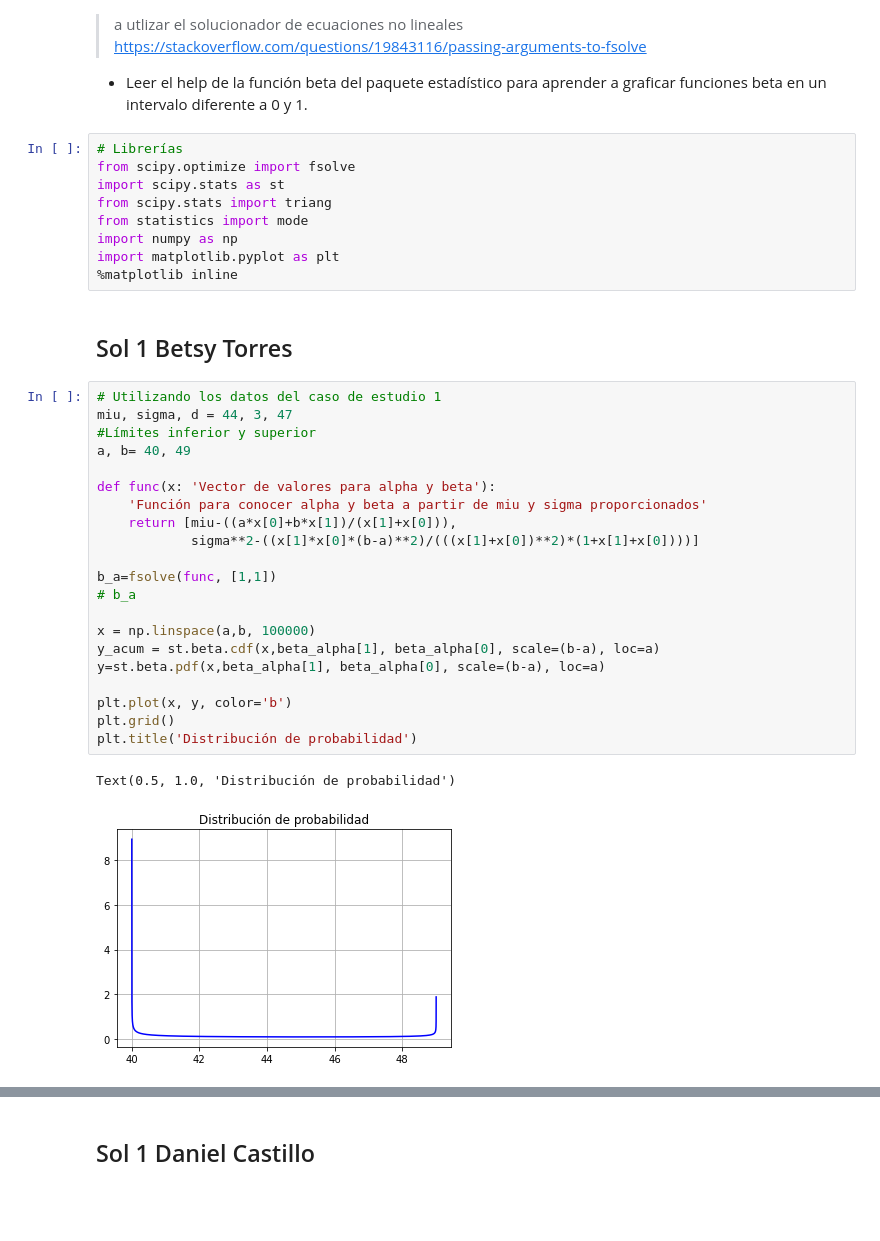
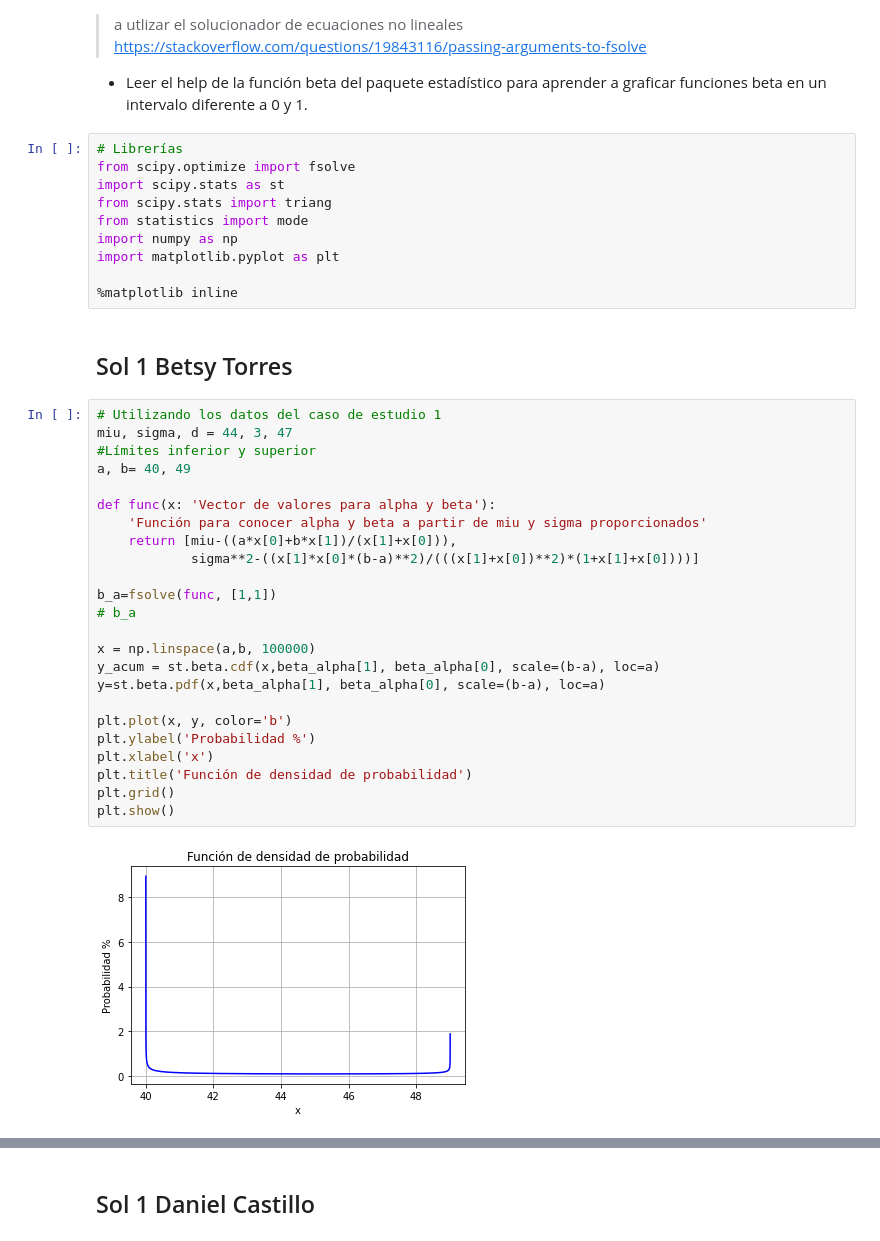
Before and after one commit to BetsyTorres/ProyectoConjunto_BTorres_DCastillo, a Jupyter notebook: Tarea_5.ipynb, the cells around one changed output, grey strips where cells are left out. Cells and saved outputs as stored; diff of their text form; blank space fills up the shorter version.

```diff
--- a/Tarea_5.ipynb
+++ b/Tarea_5.ipynb
@@ -38,32 +38,35 @@ from scipy.stats import triang
 from statistics import mode
 import numpy as np
 import matplotlib.pyplot as plt
+
 %matplotlib inline
 # %% [markdown]
 ## Sol 1 Betsy Torres
 # %%
 # Utilizando los datos del caso de estudio 1
 miu, sigma, d = 44, 3, 47
 #Límites inferior y superior
 a, b= 40, 49
 
 def func(x: 'Vector de valores para alpha y beta'):
     'Función para conocer alpha y beta a partir de miu y sigma proporcionados'
     return [miu-((a*x[0]+b*x[1])/(x[1]+x[0])),
             sigma**2-((x[1]*x[0]*(b-a)**2)/(((x[1]+x[0])**2)*(1+x[1]+x[0])))]
 
 b_a=fsolve(func, [1,1])
 # b_a
 
 x = np.linspace(a,b, 100000)
 y_acum = st.beta.cdf(x,beta_alpha[1], beta_alpha[0], scale=(b-a), loc=a)
 y=st.beta.pdf(x,beta_alpha[1], beta_alpha[0], scale=(b-a), loc=a)
 
 plt.plot(x, y, color='b')
+plt.ylabel('Probabilidad %')
+plt.xlabel('x')
+plt.title('Función de densidad de probabilidad')
 plt.grid()
-plt.title('Distribución de probabilidad')
+plt.show()
 # %% [output]
-Text(0.5, 1.0, 'Distribución de probabilidad')
-[figure, old version]
+[figure, new version]
 # %%
 plt.plot(x, y_acum, color='g')
```
Also changed, not shown: parts of 6 cells of this notebook.
